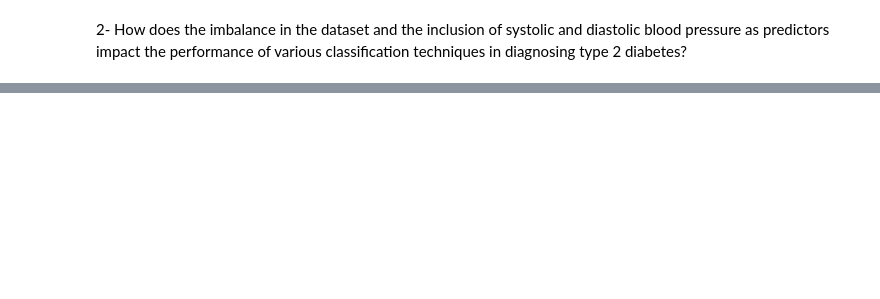
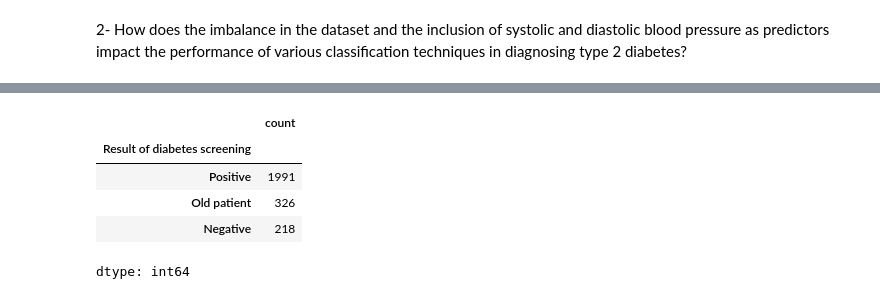
Before and after one commit to mohsenSarvariHero/statistics, a Jupyter notebook: statistics.ipynb, the cells around one changed output, grey strips where cells are left out. Saved outputs shown, nothing was run; the diff lists cells and outputs as text; code cells hidden in the pictures; blank space fills up the shorter version.

```diff
--- a/statistics.ipynb
+++ b/statistics.ipynb
@@ -274,3 +274,5 @@ Spearman correlation between BMI and Diabetes: SignificanceResult(statistic=0.23
 2- How does the imbalance in the dataset and the inclusion of systolic and diastolic
 blood pressure as predictors impact the performance of various classification
 techniques in diagnosing type 2 diabetes?
+# %%
+df = pd.read_csv('dataset1csv.csv')
@@ -276,0 +289,9 @@ techniques in diagnosing type 2 diabetes?
+# %%
+df["Result of diabetes screening"].value_counts()
+# %% [output]
+|  | count |
+| Result of diabetes screening |  |
+| Positive | 1991 |
+| Old patient | 326 |
+| Negative | 218 |
+dtype: int64
```
Also changed, not shown: parts of 8 cells of this notebook.
